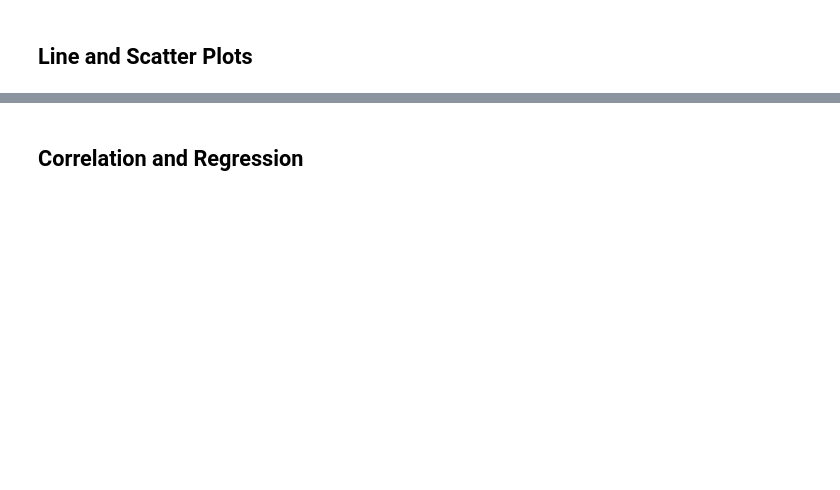
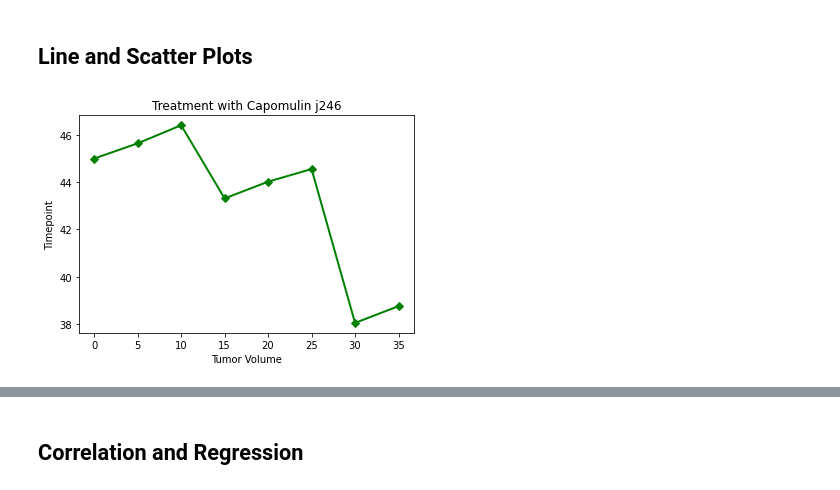
Before and after one commit to ColeJal/The-Power-of-Plots-Challenge-5, a Jupyter notebook: Homework/Instructions/Pymaceuticals/pymaceuticals_starter.ipynb, the cells around one changed output, grey strips where cells are left out. Saved outputs shown, nothing was run; the diff lists cells and outputs as text; code cells hidden in the pictures; blank space fills up the shorter version.

```diff
--- a/Homework/Instructions/Pymaceuticals/pymaceuticals_starter.ipynb
+++ b/Homework/Instructions/Pymaceuticals/pymaceuticals_starter.ipynb
@@ -287,5 +405,22 @@ Series([], Name: Tumor Volume (mm3), dtype: float64)
 ## Line and Scatter Plots
 # %%
 # Generate a line plot of tumor volume vs. time point for a mouse treated with Capomulin
+
+
+x_data = Capomulin_Data.loc[Capomulin_Data["Mouse ID"] == "j246",:]
+
+x_axis = x_data["Timepoint"]
+tumor_volume = x_data["Tumor Volume (mm3)"]
+
+
+plt.title("Treatment with Capomulin j246")
+plt.xlabel("Tumor Volume")
+plt.ylabel("Timepoint")
+
+plt.plot(x_axis, tumor_volume, marker = "D", color = "Green", linewidth = 2)
+
+plt.show()
+# %% [output]
+[figure, added]
 # %%
 # Generate a scatter plot of average tumor volume vs. mouse weight for the Capomulin regimen
```
Also changed, not shown: parts of 10 cells of this notebook.
